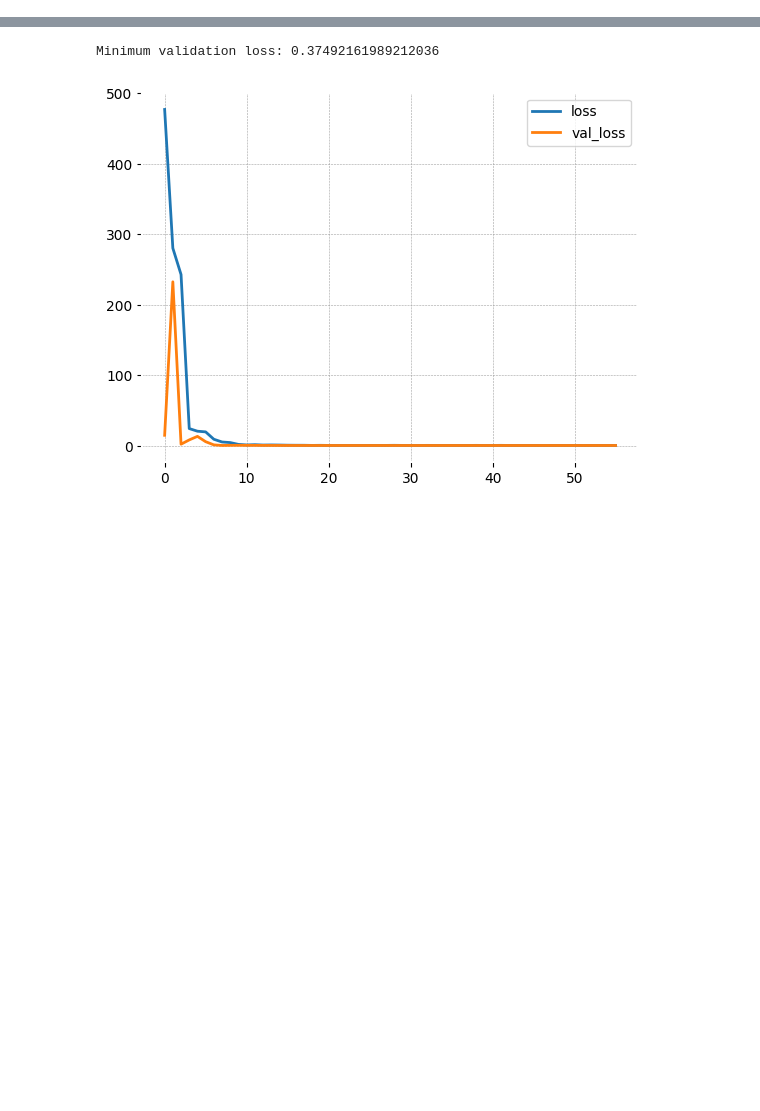
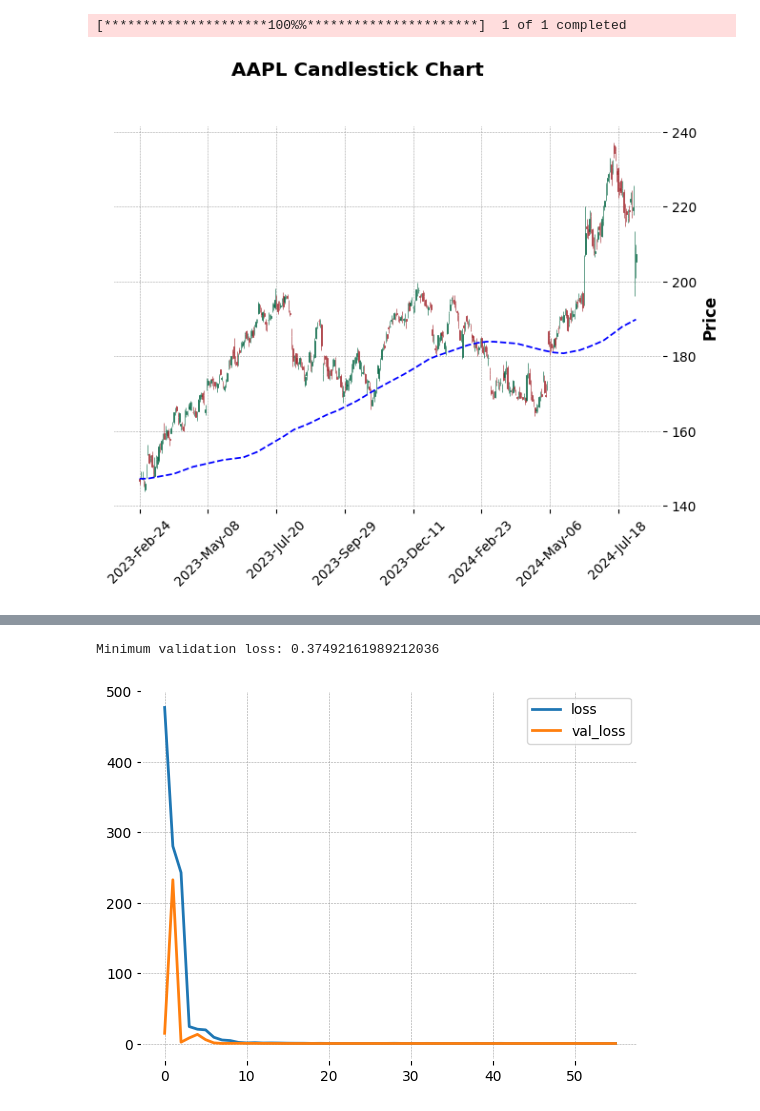
Before and after one commit to yohlimem/AI-Stonks, a Jupyter notebook: main.ipynb, the cells around one changed output, grey strips where cells are left out. Drawn from its saved outputs; the diff is of its cells as text; code cells hidden in the pictures; blank space fills up the shorter version.

```diff
--- a/main.ipynb
+++ b/main.ipynb
@@ -50,2 +54,7 @@ Date
+# %%
+recent_data = prepare_data(stock_name)
+# %% [output]
+[*********************100%%**********************]  1 of 1 completed
+[figure, added]
 # %%
 
```
Also changed, not shown: parts of 5 cells of this notebook.
